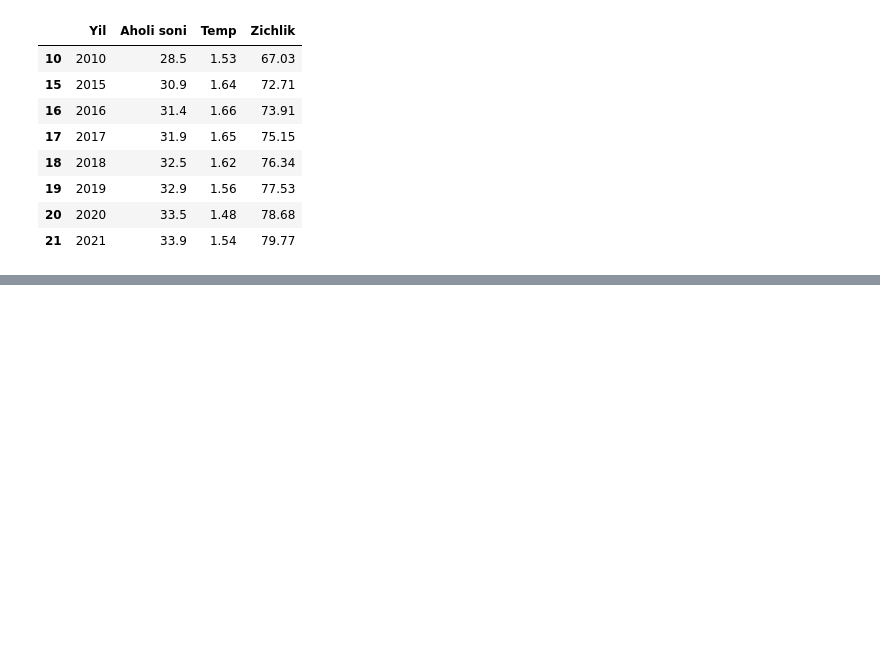
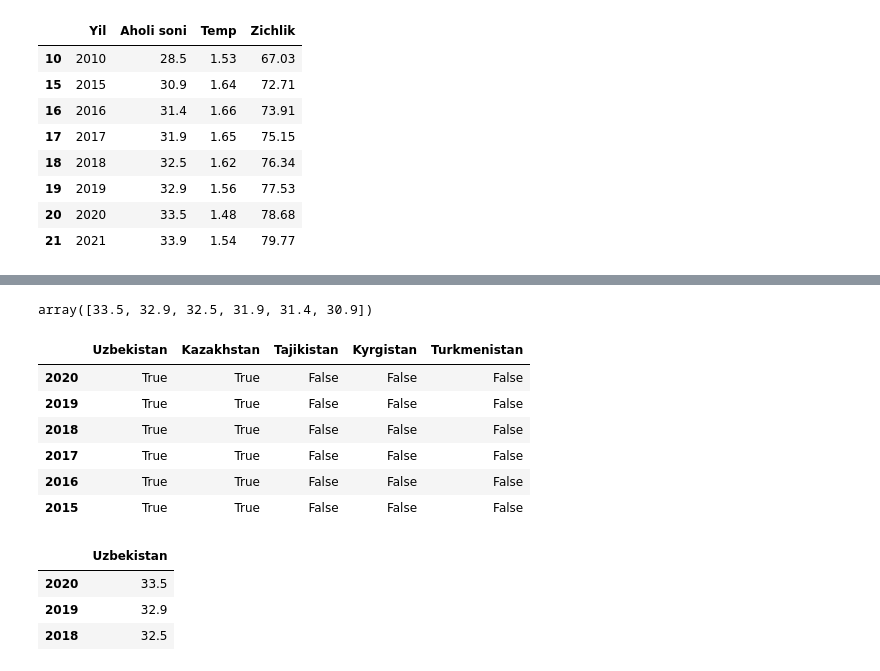
Before and after one commit to ulubeykhuja/mohir_dev_lessons, a Jupyter notebook: 2.3_DataFrame.ipynb, the cells around one changed output, grey strips where cells are left out. Cells and saved outputs as stored; diff of their text form; code cells hidden in the pictures; blank space fills up the shorter version.

```diff
--- a/2.3_DataFrame.ipynb
+++ b/2.3_DataFrame.ipynb
@@ -434,0 +602,22 @@ df
+# %%
+#Numpy arrayga aylantirish
+df['Uzbekistan'].to_numpy()
+# %% [output]
+array([33.5, 32.9, 32.5, 31.9, 31.4, 30.9])
+# %%
+df>10
+# %% [output]
+|  | Uzbekistan | Kazakhstan | Tajikistan | Kyrgistan | Turkmenistan |
+| 2020 | True | True | False | False | False |
+| 2019 | True | True | False | False | False |
+| 2018 | True | True | False | False | False |
+| 2017 | True | True | False | False | False |
+| 2016 | True | True | False | False | False |
+| 2015 | True | True | False | False | False |
+# %%
+df[['Uzbekistan']] [df['Uzbekistan']>32]
+# %% [output]
+|  | Uzbekistan |
+| 2020 | 33.5 |
+| 2019 | 32.9 |
+| 2018 | 32.5 |
```
Also changed, not shown: parts of 33 cells of this notebook.
